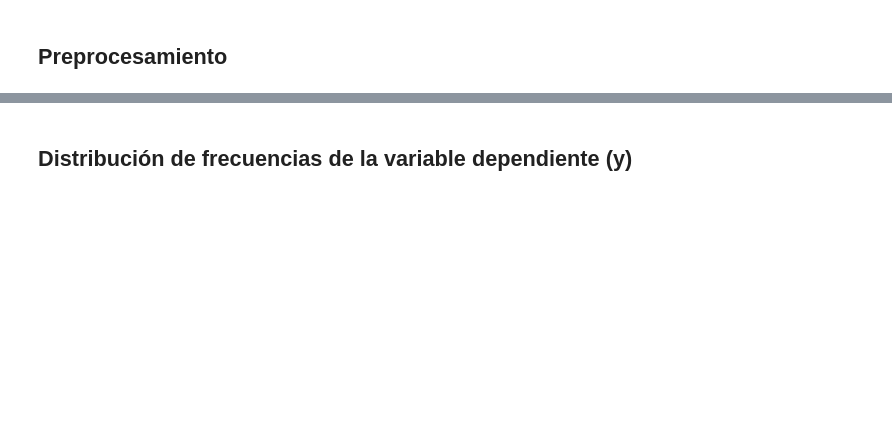
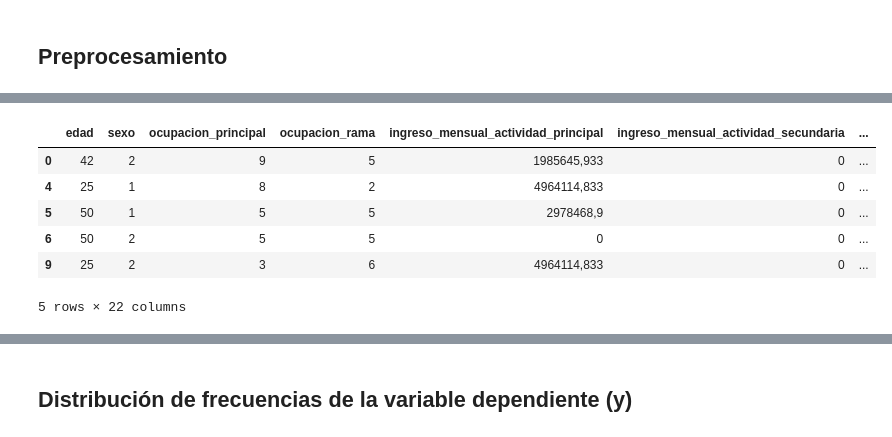
Before and after one commit to NelbaBarreto/programacion-ciencias-datos, a Jupyter notebook: trabajo_practico_estadistica_regresion.ipynb, the cells around one changed output, grey strips where cells are left out. Drawn from its saved outputs; the diff is of its cells as text; code cells hidden in the pictures; blank space fills up the shorter version.

```diff
--- a/trabajo_practico_estadistica_regresion.ipynb
+++ b/trabajo_practico_estadistica_regresion.ipynb
@@ -27,8 +27,14 @@ warnings.filterwarnings('ignore') # o warnings.filterwarnings(action='once')
 # %% [markdown]
 ## Lectura de los datos
 # %%
-url = "https://raw.githubusercontent.com/NelbaBarreto/programacion-ciencias-datos/main/data/REG02_EPHC2022.csv"
-df = pd.read_csv(url, delimiter=";")
+url1 = "https://raw.githubusercontent.com/NelbaBarreto/programacion-ciencias-datos/main/data/REG02_EPHC2022.csv"
+url2 = "https://raw.githubusercontent.com/NelbaBarreto/programacion-ciencias-datos/main/data/REG02_EPHC2021.csv"
+
+df1 = pd.read_csv(url1, delimiter=";")
+df2 = pd.read_csv(url2, delimiter=";")
+
+frames = [df1, df2]
+df = pd.concat(frames)
 # %% [markdown]
 ## Visualizar los datos
 # %%
@@ -105,7 +295,6 @@ renombrar_columnas(df, edad + sexo + ocupacion)
 # %%
 # Reemplazar cadenas vacías y valores 999 con NaN
-df.replace(" ", np.nan, inplace=True)
-df.replace("999", np.nan, inplace=True)
+df.replace([" ", "9999", "8888", "999", "99"], np.nan, inplace=True)
 
 # Reemplazar el valor 0 (mujeres) con 1 en la columna de sexo
 df["sexo"].replace(0, 1, inplace=True)
@@ -128,0 +433,10 @@ df["horas_trabajadas"] = df["horas_trabajadas"].astype(int)
+# %%
+df.head()
+# %% [output]
+|  | edad | sexo | ocupacion_principal | ocupacion_rama | ingreso_mensual_actividad_principal | ingreso_mensual_actividad_secundaria | ... |
+| 0 | 42 | 2 | 9 | 5 | 1985645,933 | 0 | ... |
+| 4 | 25 | 1 | 8 | 2 | 4964114,833 | 0 | ... |
+| 5 | 50 | 1 | 5 | 5 | 2978468,9 | 0 | ... |
+| 6 | 50 | 2 | 5 | 5 | 0 | 0 | ... |
+| 9 | 25 | 2 | 3 | 6 | 4964114,833 | 0 | ... |
+5 rows × 22 columns
```
Also changed, not shown: parts of 31 cells of this notebook.
